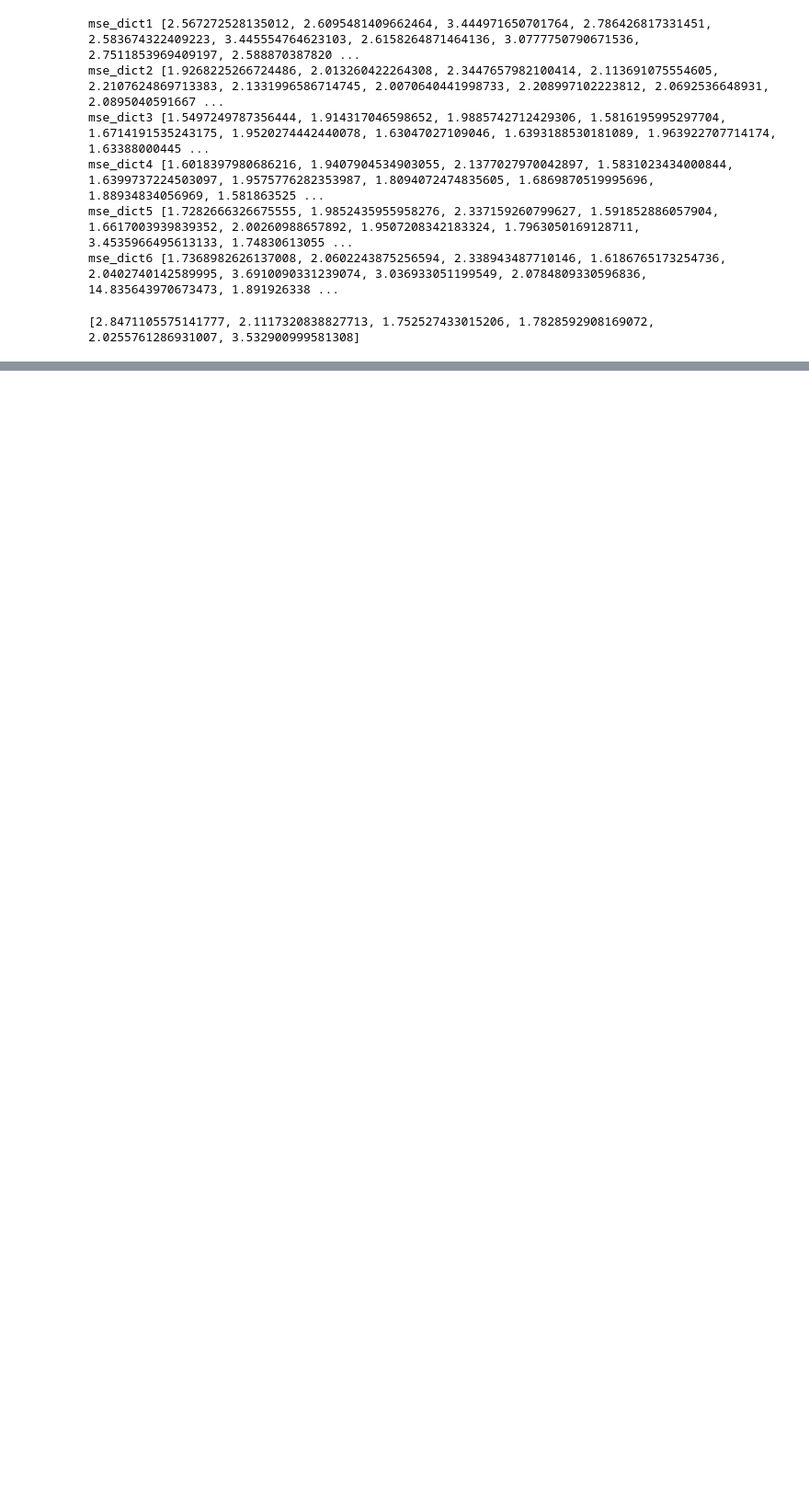
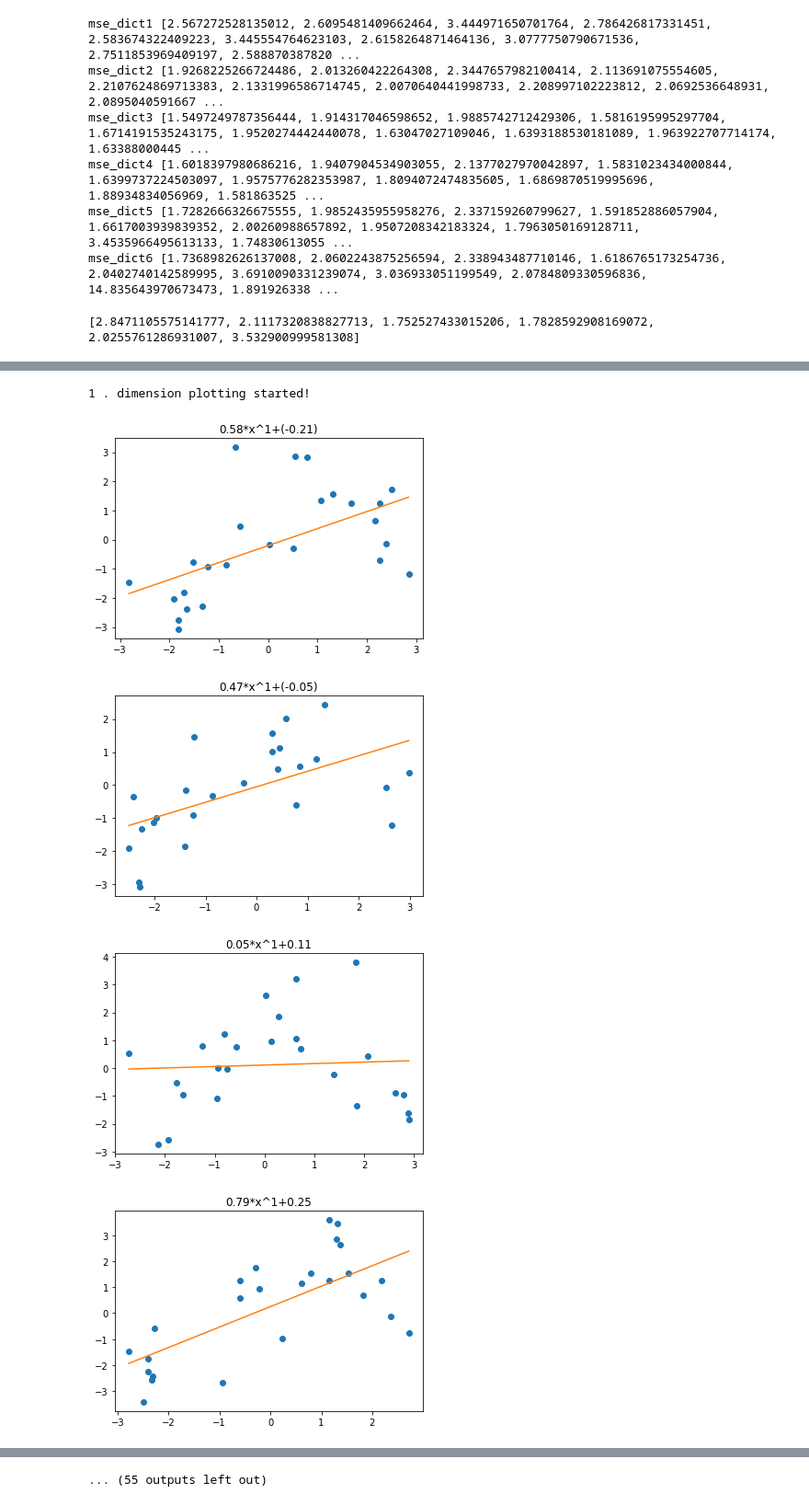
Before and after one commit to kuantuna/cs454-intro-ml-ann, a Jupyter notebook: hw1/solution.ipynb, the cells around one changed output, grey strips where cells are left out. Shown at 92% size. Cells and saved outputs as stored; diff of their text form; code cells hidden in the pictures; blank space fills up the shorter version.

```diff
--- a/hw1/solution.ipynb
+++ b/hw1/solution.ipynb
@@ -15,3 +33,6 @@ train_ys = []
 for df in train_dfs:
     train_xs.append(df.iloc[:, 0].values)
     train_ys.append(df.iloc[:, 1].values)
+# %%
+for idx, (train_x, train_y) in enumerate(zip(train_xs, train_ys)):
+    print("Shape of train_x{}: {} && Shape of train_y{}: {}".format(idx+1, train_x.shape, idx+1, train_y.shape))
@@ -30,3 +68,6 @@ model_dict = {
 for idx in range(1, 7):
     for train_x, train_y in zip(train_xs, train_ys):
         model_dict[idx].append(np.polyfit(train_x, train_y, idx))
+# %%
+for idx, key in enumerate(model_dict):
+    print("Length of the model list{}:".format(idx+1), len(model_dict[key]))
@@ -56,3 +104,6 @@ mse_dict = {
 for idx in range(1, 7):
     for model in model_dict[idx]:
         mse_dict[idx].append(mean_squared_error(test_y, predict(test_x, model)))
+# %%
+for idx, key in enumerate(mse_dict):
+    print("Length of the mse list{}:".format(idx+1), len(mse_dict[key]))
@@ -78,0 +153,33 @@ print(average_mse(mse_dict))
+# %%
+def print_model(model):
+    buffer = ""
+    dim = len(model)-1
+    for v in model:
+        if v == model[-1]:
+            if v < 0:
+                buffer += ("(" + str(round(v,2)) + ")")
+            else:
+                buffer += str(round(v,2))
+            break
+        if v < 0:
+            buffer += "({})*x^{}+".format(round(v, 2), dim)
+        else:
+            buffer += "{}*x^{}+".format(round(v, 2), dim)
+        dim -= 1
+    return buffer
+# %%
+for idx, key in enumerate(model_dict):
+    print(idx+1, ". dimension plotting started!")
+    for model, train_x, train_y in zip(model_dict[key], train_xs, train_ys):
+        plt.figure()
+        plt.plot(train_x, train_y, 'o')
+        plt.plot(train_x, np.poly1d(model)(train_x))
+        plt.title(print_model(model))
+    plt.show()
+    print(idx+1, ". dimension plotting done!")
+# %% [output]
+1 . dimension plotting started!
+[figure, added]
+[figure, added]
+[figure, added]
+[figure, added]
@@ -78,0 +194 @@ print(average_mse(mse_dict))
+... (55 outputs left out)
```
Also changed, not shown: parts of 11 cells of this notebook.
